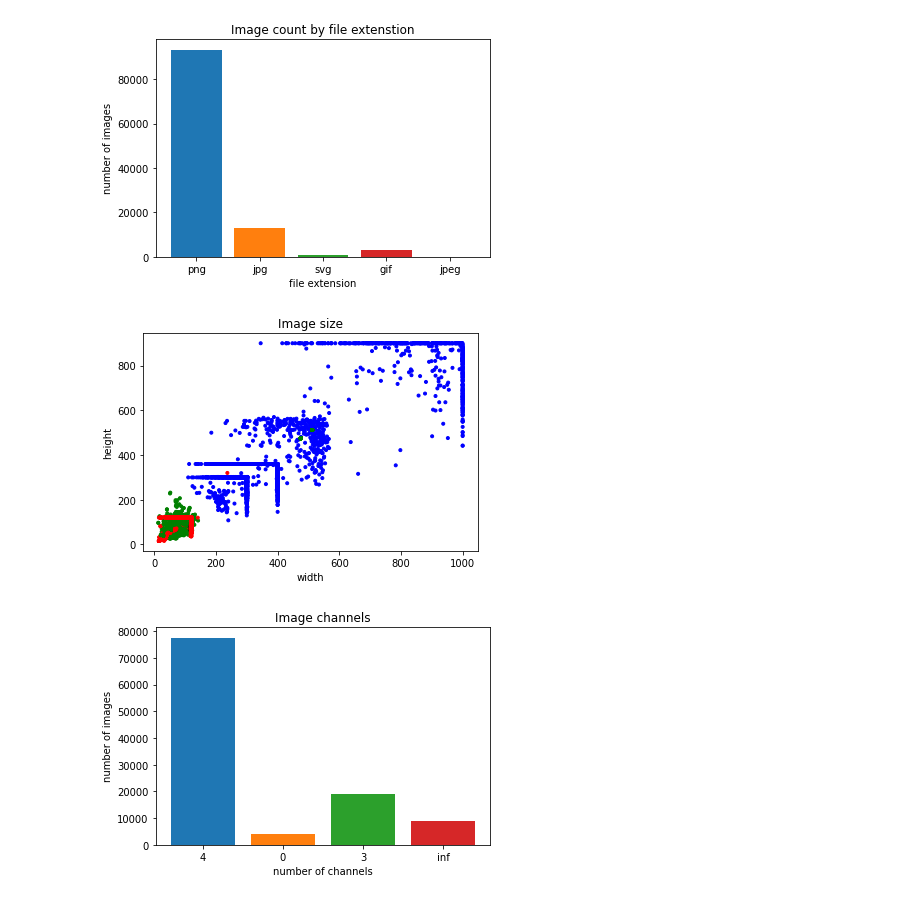
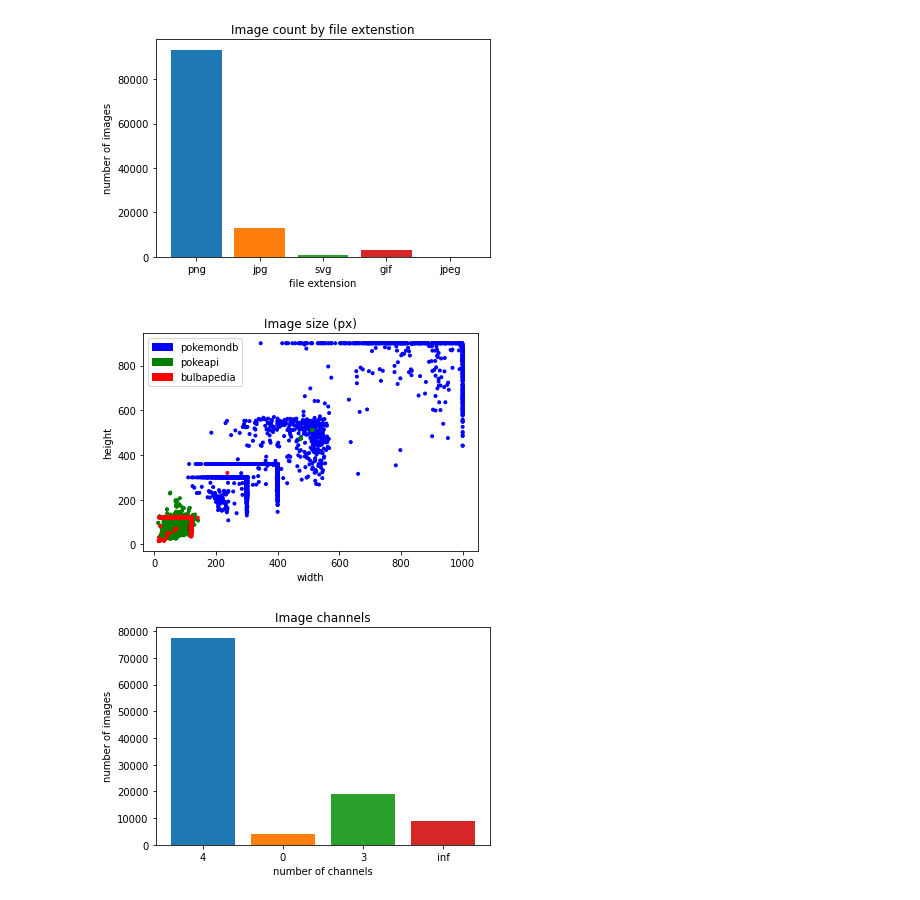
Before and after one commit to Drexel-MS-Y2-DSCI-Group-Projects/dsci521-pokemon-analysis, a Jupyter notebook: image_analysis/image_analysis.ipynb, the cells around one changed output. Cells and saved outputs as stored; diff of their text form; code cells hidden in the pictures.

Commit message:
Legend

```diff
--- a/image_analysis/image_analysis.ipynb
+++ b/image_analysis/image_analysis.ipynb
@@ -116,15 +116,21 @@ plt.savefig('image_count_by_ext.jpg', dpi=300)
 # %% [output]
 [figure]
 # %%
+import matplotlib.patches as mpatches
+
 color_map = {'archives.bulbagarden.net': 'red', 'raw.githubusercontent.com': 'green', 'img.pokemondb.net': 'blue'}
 color = [color_map[item] for item in size_df['domain']]
-plt.title('Image size')
+plt.title('Image size (px)')
 plt.xlabel('width')
 plt.ylabel('height')
+blue_patch = mpatches.Patch(color='blue', label='pokemondb')
+green_patch = mpatches.Patch(color='green', label='pokeapi')
+red_patch = mpatches.Patch(color='red', label='bulbapedia')
+plt.legend(handles=[blue_patch, green_patch, red_patch])
 plt.scatter(size_df['height'], size_df['width'], marker='.', c=color)
 plt.savefig('image_size.jpg', dpi=300)
 # %% [output]
-[figure, old version]
+[figure, new version]
 # %%
 plt.title('Image channels')
 plt.xlabel('number of channels')
```
Also changed, not shown: parts of 1 cell of this notebook, 1 other file.
